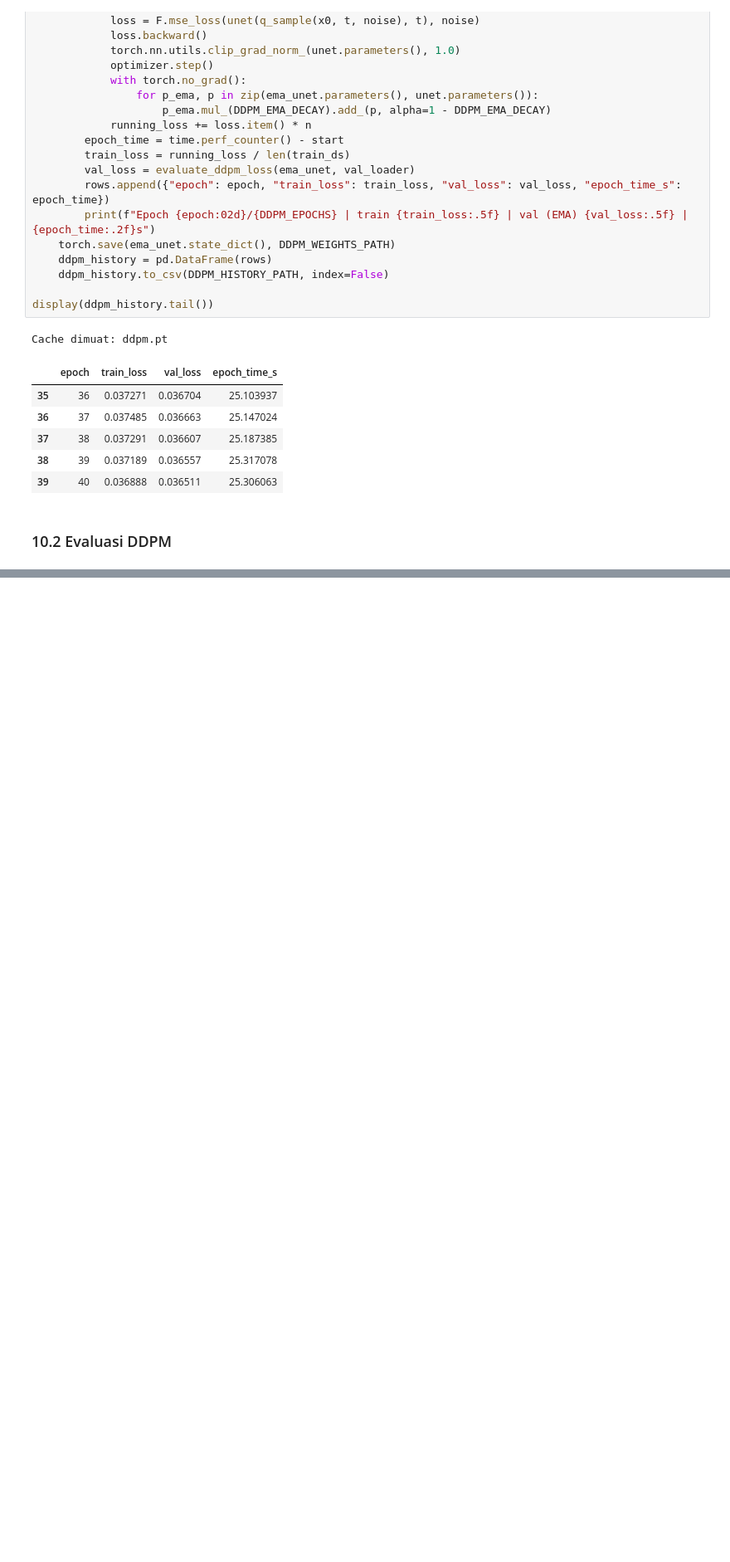
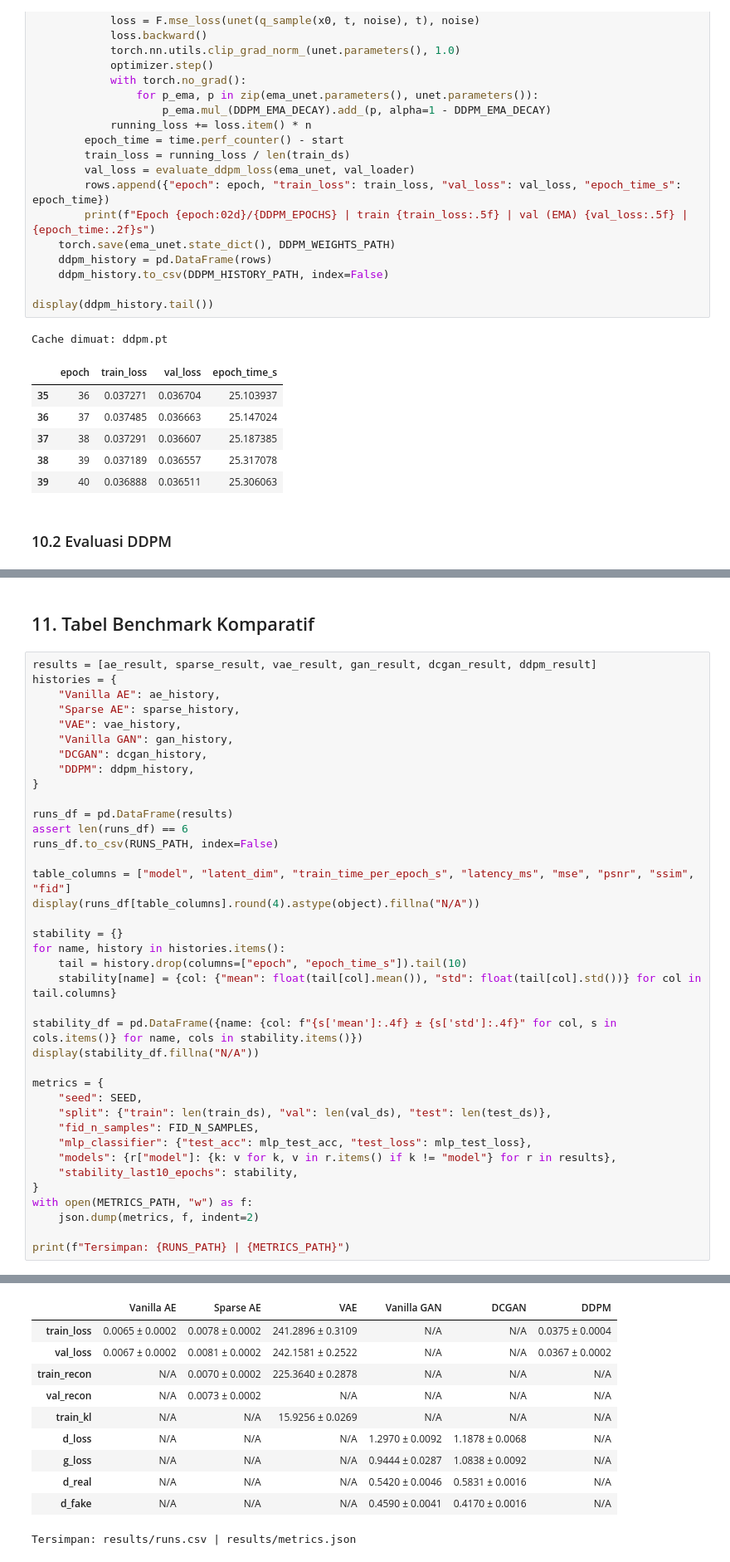
Before and after one commit to CannyCeles/deep-learning-ae-gan, a Jupyter notebook: notebooks/tugas-ae-gan.ipynb, the cells around one changed output, grey strips where cells are left out. Shown at 83% size. Saved outputs shown, nothing was run; the diff lists cells and outputs as text; blank space fills up the shorter version.

Commit message:
feat(results): add benchmark table and metrics export

```diff
--- a/notebooks/tugas-ae-gan.ipynb
+++ b/notebooks/tugas-ae-gan.ipynb
@@ -1364,3 +1365,44 @@ mean     0.03753   0.03674
 std      0.00044   0.00016
 [figure]
 [figure]
+# %% [markdown]
+## 11. Tabel Benchmark Komparatif
+# %%
+results = [ae_result, sparse_result, vae_result, gan_result, dcgan_result, ddpm_result]
+histories = {
+    "Vanilla AE": ae_history,
+    "Sparse AE": sparse_history,
+    "VAE": vae_history,
+    "Vanilla GAN": gan_history,
+    "DCGAN": dcgan_history,
+    "DDPM": ddpm_history,
+}
+
+runs_df = pd.DataFrame(results)
+assert len(runs_df) == 6
+runs_df.to_csv(RUNS_PATH, index=False)
+
+table_columns = ["model", "latent_dim", "train_time_per_epoch_s", "latency_ms", "mse", "psnr", "ssim", "fid"]
+display(runs_df[table_columns].round(4).astype(object).fillna("N/A"))
+
+stability = {}
+for name, history in histories.items():
+    tail = history.drop(columns=["epoch", "epoch_time_s"]).tail(10)
+    stability[name] = {col: {"mean": float(tail[col].mean()), "std": float(tail[col].std())} for col in tail.columns}
+
+stability_df = pd.DataFrame({name: {col: f"{s['mean']:.4f} ± {s['std']:.4f}" for col, s in cols.items()} for name, cols in stability.items()})
+display(stability_df.fillna("N/A"))
+
+metrics = {
+    "seed": SEED,
+    "split": {"train": len(train_ds), "val": len(val_ds), "test": len(test_ds)},
+    "fid_n_samples": FID_N_SAMPLES,
+    "mlp_classifier": {"test_acc": mlp_test_acc, "test_loss": mlp_test_loss},
+    "models": {r["model"]: {k: v for k, v in r.items() if k != "model"} for r in results},
+    "stability_last10_epochs": stability,
+}
+with open(METRICS_PATH, "w") as f:
+    json.dump(metrics, f, indent=2)
+
+print(f"Tersimpan: {RUNS_PATH} | {METRICS_PATH}")
+# %% [output]
@@ -1366,0 +1416,11 @@ std      0.00044   0.00016
+|  | Vanilla AE | Sparse AE | VAE | Vanilla GAN | DCGAN | DDPM |
+| train_loss | 0.0065 ± 0.0002 | 0.0078 ± 0.0002 | 241.2896 ± 0.3109 | N/A | N/A | 0.0375 ± 0.0004 |
+| val_loss | 0.0067 ± 0.0002 | 0.0081 ± 0.0002 | 242.1581 ± 0.2522 | N/A | N/A | 0.0367 ± 0.0002 |
+| train_recon | N/A | 0.0070 ± 0.0002 | 225.3640 ± 0.2878 | N/A | N/A | N/A |
+| val_recon | N/A | 0.0073 ± 0.0002 | N/A | N/A | N/A | N/A |
+| train_kl | N/A | N/A | 15.9256 ± 0.0269 | N/A | N/A | N/A |
+| d_loss | N/A | N/A | N/A | 1.2970 ± 0.0092 | 1.1878 ± 0.0068 | N/A |
+| g_loss | N/A | N/A | N/A | 0.9444 ± 0.0287 | 1.0838 ± 0.0092 | N/A |
+| d_real | N/A | N/A | N/A | 0.5420 ± 0.0046 | 0.5831 ± 0.0016 | N/A |
+| d_fake | N/A | N/A | N/A | 0.4590 ± 0.0041 | 0.4170 ± 0.0016 | N/A |
+Tersimpan: results/runs.csv | results/metrics.json
```
Also changed, not shown: parts of 7 cells of this notebook, 2 other files.
